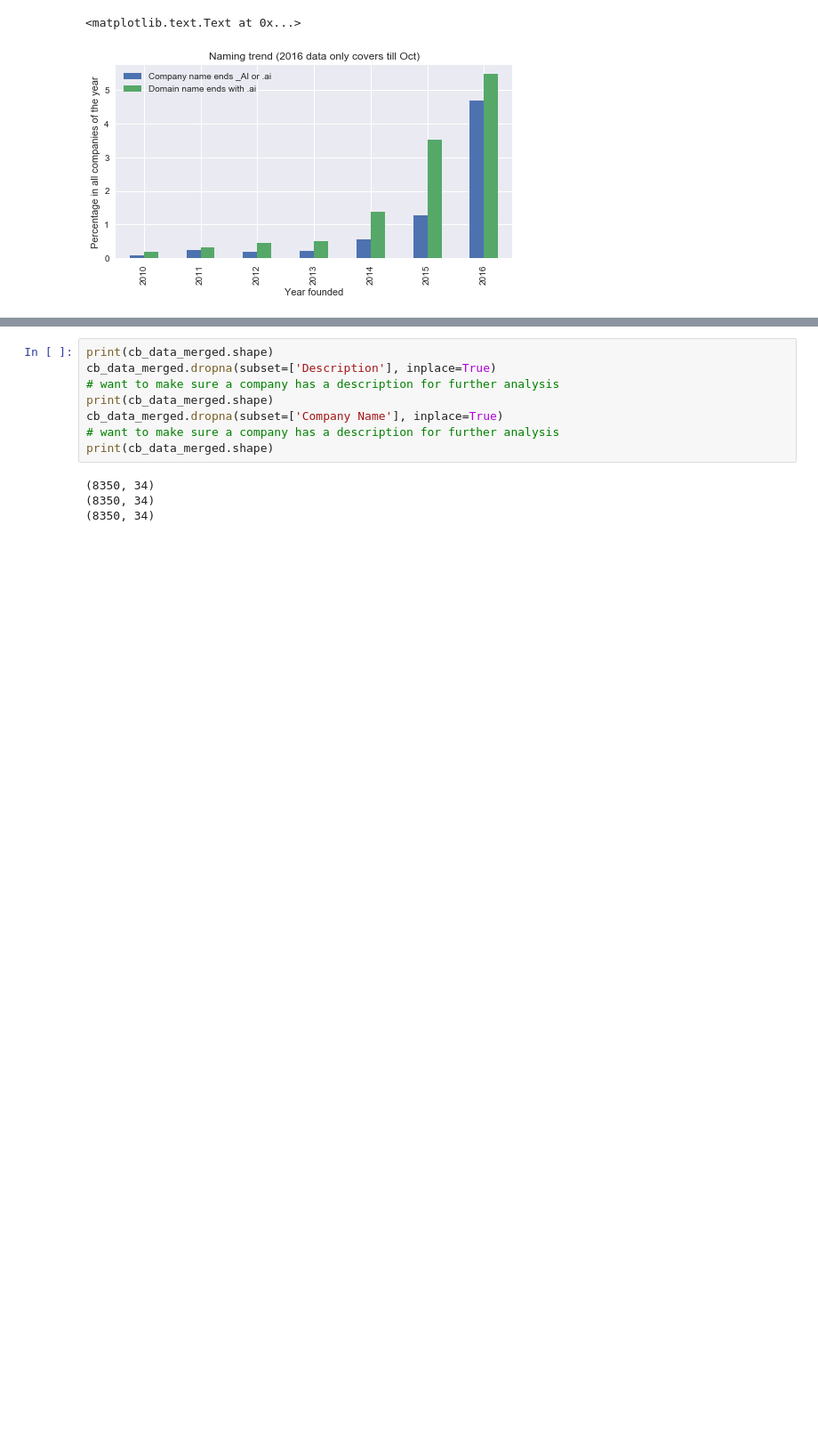
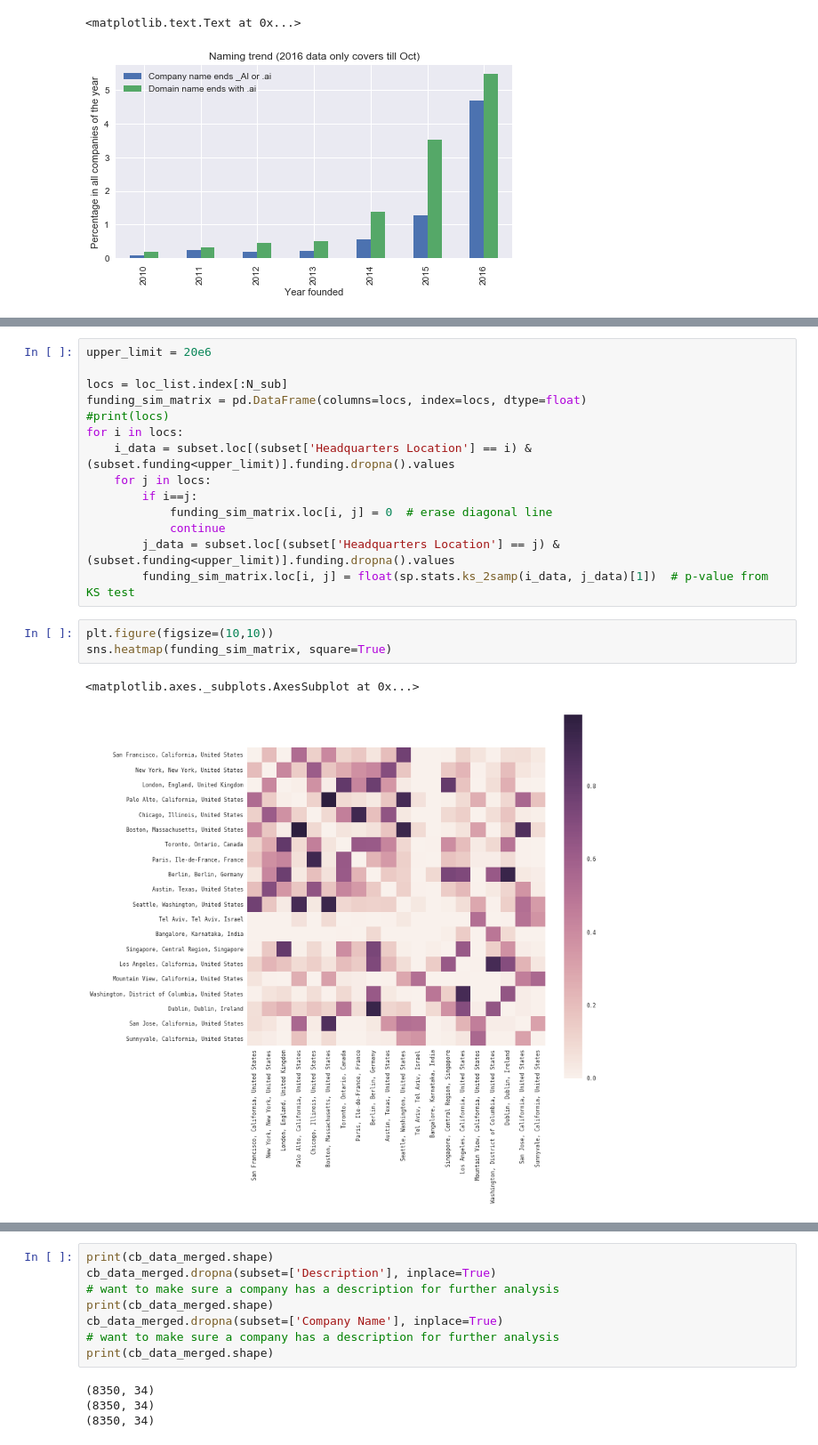
Before and after one commit to dingran/startup-explore, a Jupyter notebook: data_exploration.ipynb, the cells around one changed output, grey strips where cells are left out. Shown at 89% size. Drawn from its saved outputs; the diff is of its cells as text; blank space fills up the shorter version.

```diff
--- a/data_exploration.ipynb
+++ b/data_exploration.ipynb
@@ -168,0 +214,20 @@ plt.ylabel('Percentage in all companies of the year')
+# %%
+upper_limit = 20e6
+
+locs = loc_list.index[:N_sub]
+funding_sim_matrix = pd.DataFrame(columns=locs, index=locs, dtype=float)
+#print(locs)
+for i in locs:
+    i_data = subset.loc[(subset['Headquarters Location'] == i) & (subset.funding<upper_limit)].funding.dropna().values
+    for j in locs:
+        if i==j:
+            funding_sim_matrix.loc[i, j] = 0  # erase diagonal line
+            continue
+        j_data = subset.loc[(subset['Headquarters Location'] == j) & (subset.funding<upper_limit)].funding.dropna().values
+        funding_sim_matrix.loc[i, j] = float(sp.stats.ks_2samp(i_data, j_data)[1])  # p-value from KS test
+# %%
+plt.figure(figsize=(10,10))
+sns.heatmap(funding_sim_matrix, square=True)
+# %% [output]
+<matplotlib.axes._subplots.AxesSubplot at 0x...>
+[figure, added]
```
Also changed, not shown: parts of 24 cells of this notebook.
